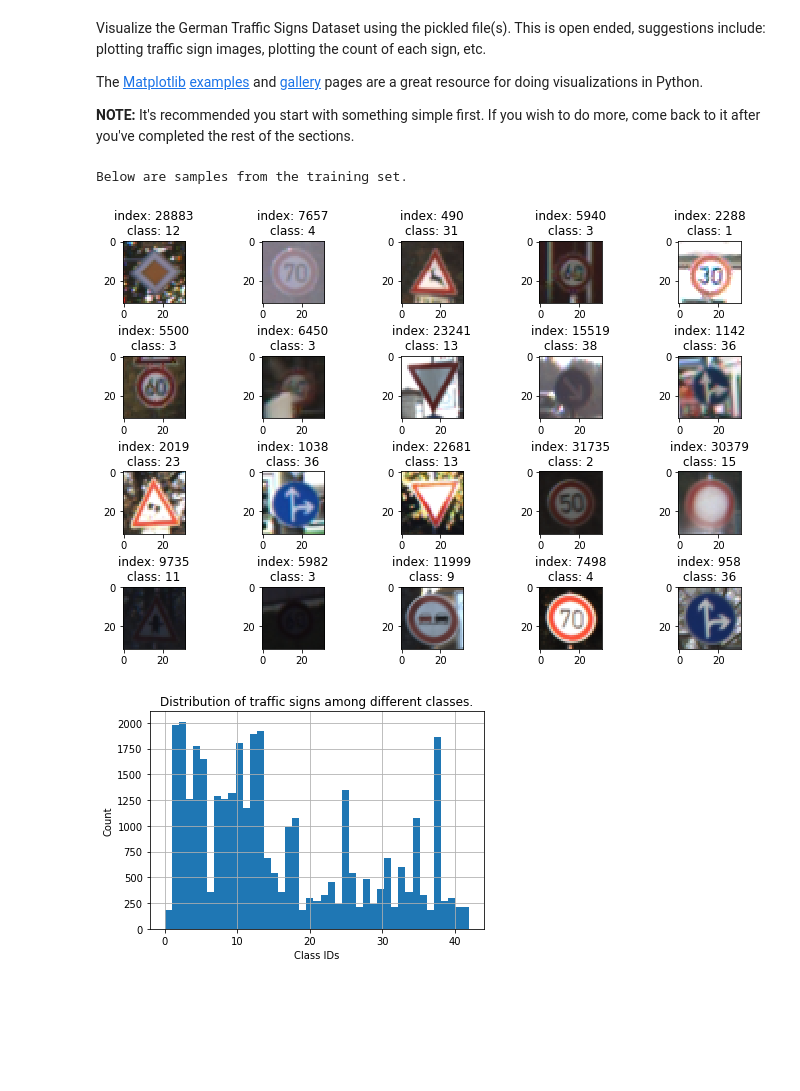
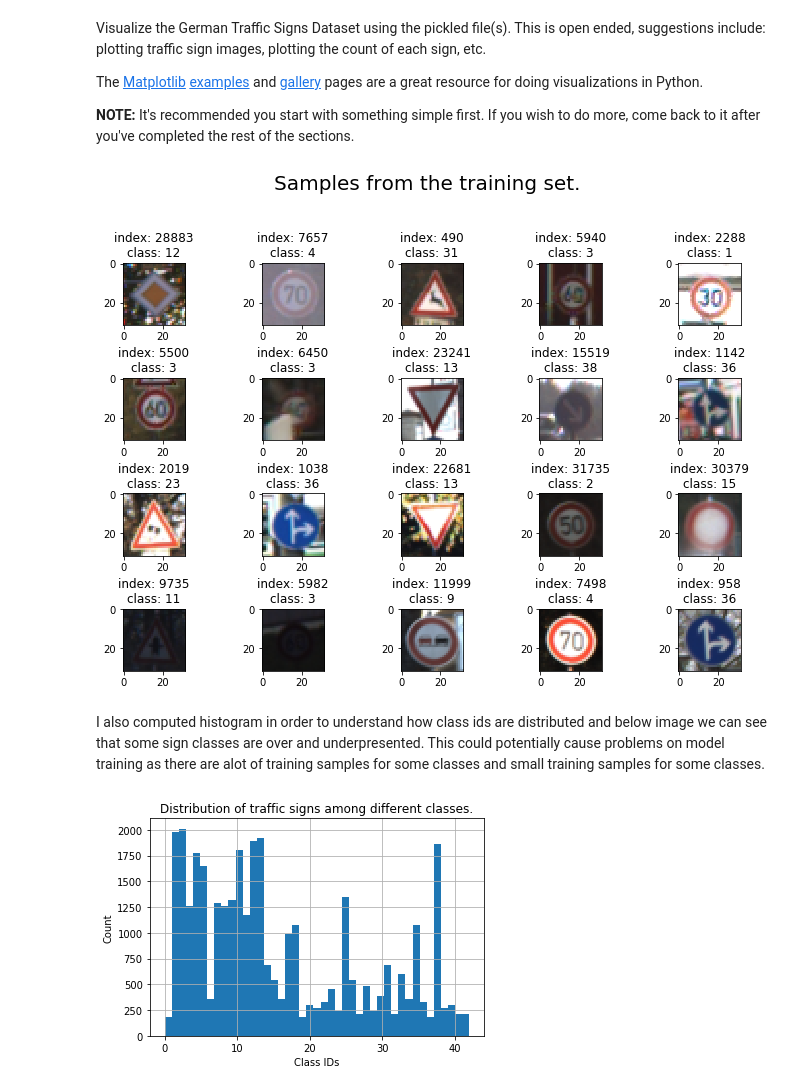
Before and after one commit to llahti/CarND-Traffic-Sign-Classifier-Project, a Jupyter notebook: Traffic_Sign_Classifier.ipynb, the cells around one changed output. Drawn from its saved outputs; the diff is of its cells as text; code cells hidden in the pictures; blank space fills up the shorter version.

```diff
--- a/Traffic_Sign_Classifier.ipynb
+++ b/Traffic_Sign_Classifier.ipynb
@@ -110,38 +109,60 @@ The [Matplotlib](http://matplotlib.org/) [examples](http://matplotlib.org/exampl
 import matplotlib.pyplot as plt
 import random
 
 # Visualizations will be shown in the notebook.
 %matplotlib inline
 
 # Initialize random number generator to generate always same set of samples
 random.seed(a=1234)
 number_of_samples = 20
 
-# Here we generate list of random indexes which is used to pick up samples to
+# Here we generate list of random indexes which is used to pick up samples from the data set
 sample_indices = [random.randint(0, len(X_train)) for i in range(number_of_samples)]
 
-print("Below are samples from the training set.")
 
+def show_samples(indices, images, labels, cmap=None, title=None):
+    """
+    This functions shows sample images in 5 columns and number of rows
+    adjusted according to number of samples. This function is capable of
+    showing RGB images and grayscale images and user need to define color
+    as 'gray' when grayscale images are shown.
 
-def show_samples(indices, images, labels, cmap=None):
-    """This functions shows sample images."""
+    Parameters
+    ----------
+    indices : list
+        List of sample indices which will be plotted. All the indices
+        must be found from the images set
+    images : list
+        4D list of images (N, height, width, channels)
+    labels : list
+        List of string labels which correspond the label of 'indices'
+    cmap : String
+        Defines colol map
+    title : string
+        Title of the plot, shown above the pictures.
+
+    """
     fig = plt.figure(figsize=(10, 8))
+    fig.suptitle(title, fontsize=20, y=1.08)
     # i = is loop index; idx is sample index from "sample_indices"
     for i, idx in enumerate(indices):
         image = images[idx]
         a = fig.add_subplot(5, 5, i+1)
         if cmap == 'gray' or image.shape[2] == 1:
             # Force grayscale image, squeze() is needed to show grayscale images
             # with shape (x, y, 1)
             plt.imshow(image.squeeze(), cmap='gray')
         else:
             # Try defaults as no color map is given
             plt.imshow(image)
         a.set_title("index: " + str(idx) + "\nclass: " + str(labels[idx]))
+
     fig.tight_layout(w_pad=0.3, h_pad=0.5)
 
-show_samples(sample_indices, X_train, y_train)
+# Show few samples from the training set
+show_samples(sample_indices, X_train, y_train, title="Samples from the training set.")
 # %% [output]
-Below are samples from the training set.
-[figure, old version]
+[figure, new version]
+# %% [markdown]
+I also computed histogram in order to understand how class ids are distributed and below image we can see that some sign classes are over and underpresented. This could potentially cause problems on model training as there are alot of training samples for some classes and small training samples for some classes.
 # %%
```
Also changed, not shown: parts of 26 cells of this notebook, 16 other files.
